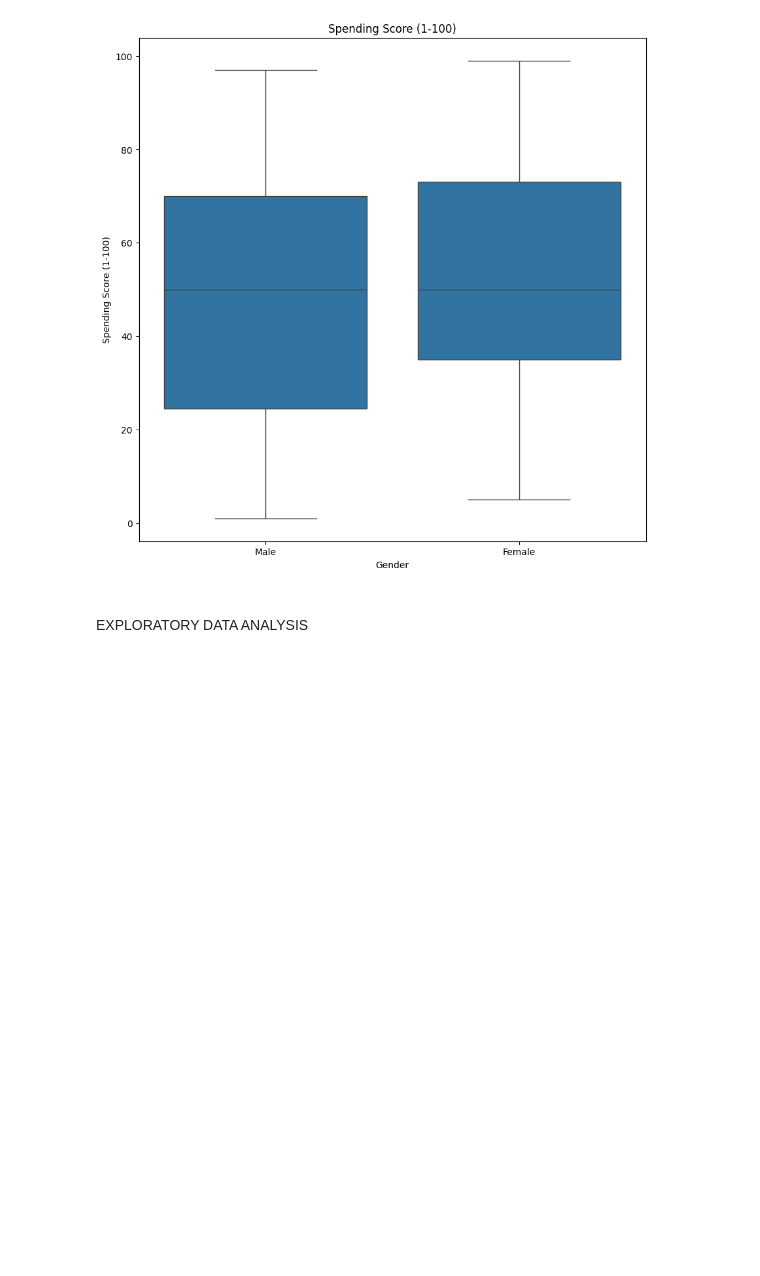
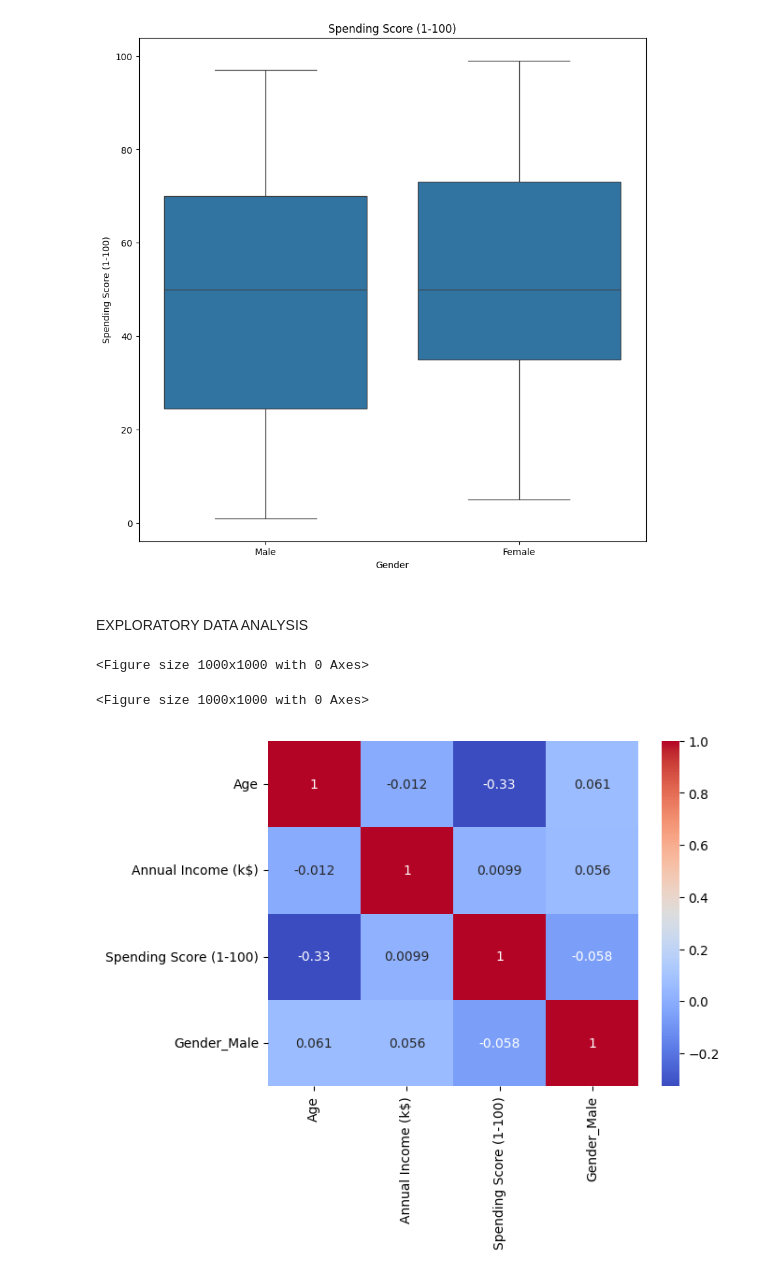
Before and after one commit to Estomihi100103/Clusterisasi-using-Mall-Custumer-Segmentation-Data, a Jupyter notebook: clustering_customer.ipynb, the cells around one changed output. Cells and saved outputs as stored; diff of their text form; code cells hidden in the pictures; blank space fills up the shorter version.

```diff
--- a/clustering_customer.ipynb
+++ b/clustering_customer.ipynb
@@ -41,6 +41,8 @@ df.head(50)
 | 47 | 48 | Female | 27 | 40 | 47 |
 | 48 | 49 | Female | 29 | 40 | 42 |
 | 49 | 50 | Female | 31 | 40 | 42 |
+# %%
+df_encoded = pd.get_dummies(df, columns=['Gender'], drop_first=True)
 # %%
 df.info()
 # %% [output]
@@ -122,0 +123,2 @@ for col in  df.select_dtypes(include=['float64','int64']).columns:
+# %%
+df_train = df_encoded.drop('CustomerID', axis=1)
@@ -122,0 +127,10 @@ for col in  df.select_dtypes(include=['float64','int64']).columns:
+# %%
+plt.figure(figsize=(10,10))
+# %% [output]
+<Figure size 1000x1000 with 0 Axes>
+<Figure size 1000x1000 with 0 Axes>
+# %%
+sns.heatmap(df_train.corr(), annot=True, cmap='coolwarm')
+plt.show()
+# %% [output]
+[figure, added]
```
Also changed, not shown: parts of 5 cells of this notebook.
